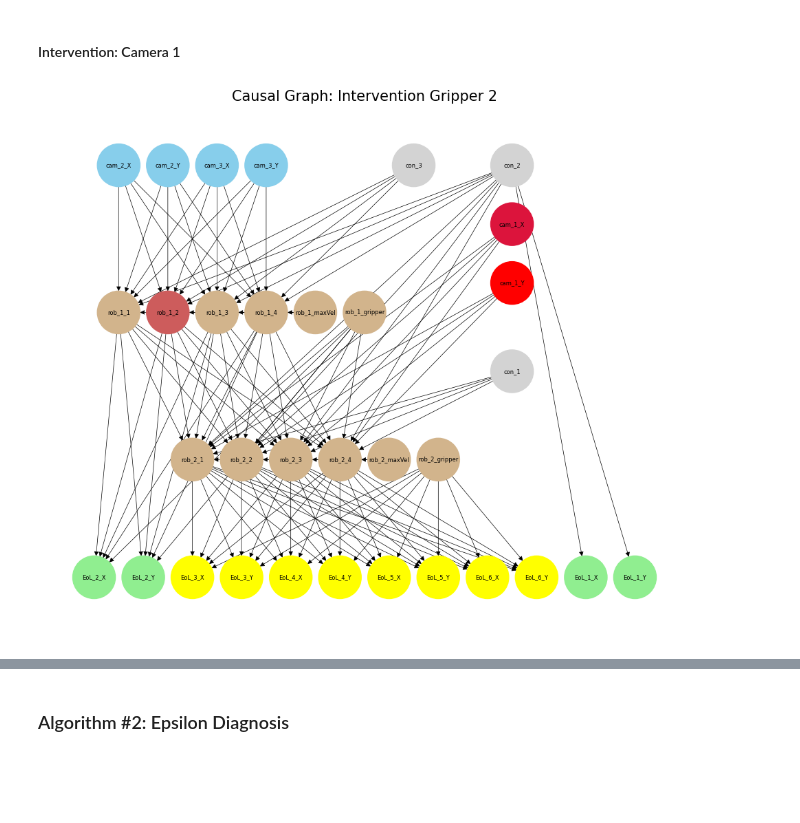
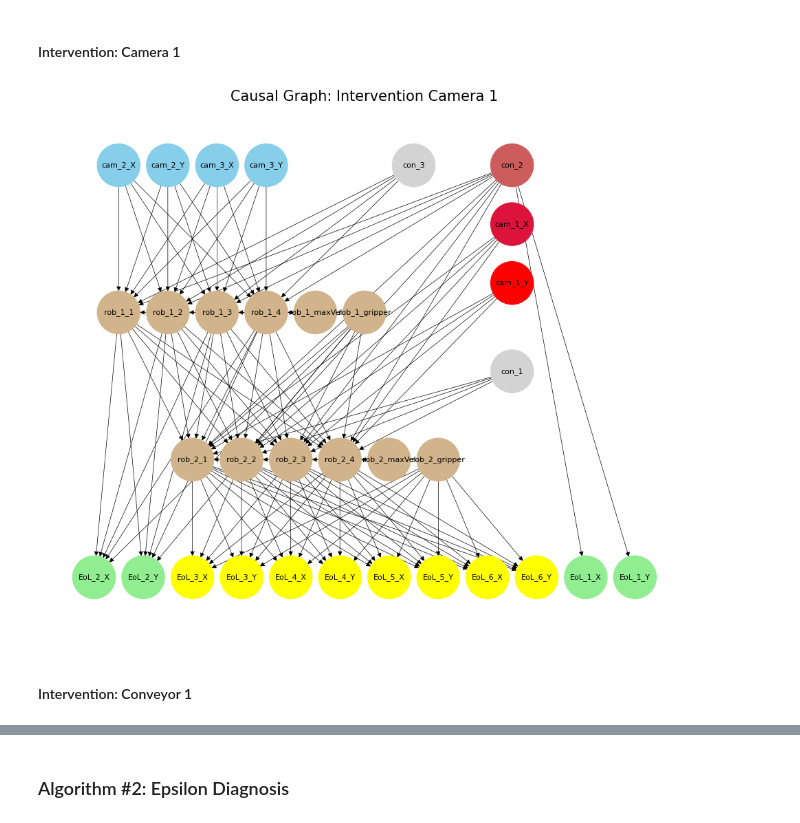
Before and after one commit to brjo0501/Master-Thesis_Code, a Jupyter notebook: Root Cause Analysis.ipynb, the cells around one changed output, grey strips where cells are left out. Drawn from its saved outputs; the diff is of its cells as text; code cells hidden in the pictures; blank space fills up the shorter version.

```diff
--- a/Root Cause Analysis.ipynb
+++ b/Root Cause Analysis.ipynb
@@ -207,10 +207,14 @@ abnormal_data_df_1 = pd.read_csv(files['Dataset_2024-06-20_16-26-23_data_2_gripp
 abnormal_data_df_1 = abnormal_data_df_1[nodes]
 #abnormal_data_df_1.head()
 # %%
-abnormal_data_df_2 = pd.read_csv(files['Dataset_2024-06-20_16-26-23_data_3_gripper_2.csv'],skiprows=range(1, 700)) #nrows=1
+abnormal_data_df_2 = pd.read_csv(files['Dataset_2024-06-20_20-23-10_data_3_gripper_2.csv'],skiprows=range(1, 1000)) #nrows=1
 abnormal_data_df_2 = abnormal_data_df_2[nodes]
 #abnormal_data_df_2.head()
 # %%
-abnormal_data_df_3 = pd.read_csv(files['Dataset_2024-06-20_16-26-23_data_4_camera_1.csv'],skiprows=range(1, 700)) #nrows=1
+abnormal_data_df_3 = pd.read_csv(files['Dataset_2024-06-20_20-23-10_data_4_camera_1.csv'],skiprows=range(1, 1000)) #nrows=1
 abnormal_data_df_3 = abnormal_data_df_3[nodes]
 #abnormal_data_df_3.head()
+# %%
+abnormal_data_df_4 = pd.read_csv(files['Dataset_2024-06-20_20-23-10_data_5_conveyor_1.csv'],skiprows=range(1, 1000)) #nrows=1
+abnormal_data_df_4 = abnormal_data_df_4[nodes]
+abnormal_data_df_4.head()
@@ -220,6 +232,7 @@ abnormal_data_df_3 = abnormal_data_df_3[nodes]
 data_df = pd.concat([normal_data_df,abnormal_data_df_1.loc[abnormal_data_df_1.index]],ignore_index=True)
 data_df = pd.concat([data_df,abnormal_data_df_2.loc[abnormal_data_df_2.index]],ignore_index=True)
 data_df = pd.concat([data_df,abnormal_data_df_3.loc[abnormal_data_df_3.index]],ignore_index=True)
+data_df = pd.concat([data_df,abnormal_data_df_4.loc[abnormal_data_df_4.index]],ignore_index=True)
 data_df.head()
 # %% [output]
 |  | cam_1_X | cam_2_X | cam_3_X | cam_1_Y | cam_2_Y | cam_3_Y | EoL_1_X | EoL_2_X | EoL_3_X | EoL_4_X | ... | ... |
@@ -344,34 +357,36 @@ for node in EoL_nodes:
     # Basic Anomaly Detection
     if (abnormal_data_df_3[node] == 0.0).any():
         abnormal_nodes.append(node)
         new_colors[node] = 'yellow'
         results[node] = model.find_root_causes(abnormal_data_df_3,node, True).to_list()
         test = results
 
 rank1_root_cause = list()
 rank2_root_cause = list()
 rank3_root_cause = list()
 
 for node in abnormal_nodes:
     rank1_root_cause.append(results[node][0]['root_cause'])
     rank2_root_cause.append(results[node][1]['root_cause'])
     rank3_root_cause.append(results[node][2]['root_cause'])
 
 for node in rank1_root_cause:
      new_colors[node] = 'red'
 
 for node in rank2_root_cause:
      new_colors[node] = 'crimson'
 
 for node in rank3_root_cause:
      new_colors[node] = 'indianred'
 
 # Draw the graph
 plt.figure(figsize=(12, 10))
 plt.xlim((-12,14))
 plt.ylim((-10,8))
-plt.title('Causal Graph: Intervention Gripper 2', fontsize=15)
-nx.draw(G, pos,with_labels=True,node_size=2000, node_color=[new_colors[node] for node in G.nodes()], font_size=6, arrowsize=10,width=0.5)
-plt.savefig('causal_graph_gripper_2_HT.png')
+plt.title('Causal Graph: Intervention Camera 1', fontsize=15)
+nx.draw(G, pos,with_labels=True,node_size=2000, node_color=[new_colors[node] for node in G.nodes()], font_size=8, arrowsize=10,width=0.5)
+plt.savefig('causal_graph_camera_1_HT.png')
 # %% [output]
-[figure, old version]
+[figure, new version]
+# %% [markdown]
+#### Intervention: Conveyor 1
```
Also changed, not shown: parts of 15 cells of this notebook, 8 other files.
